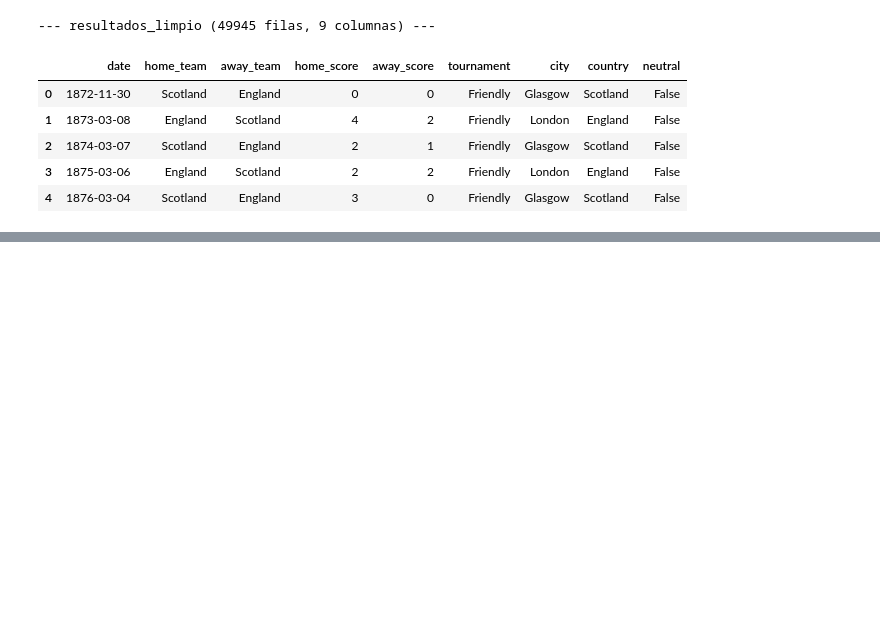
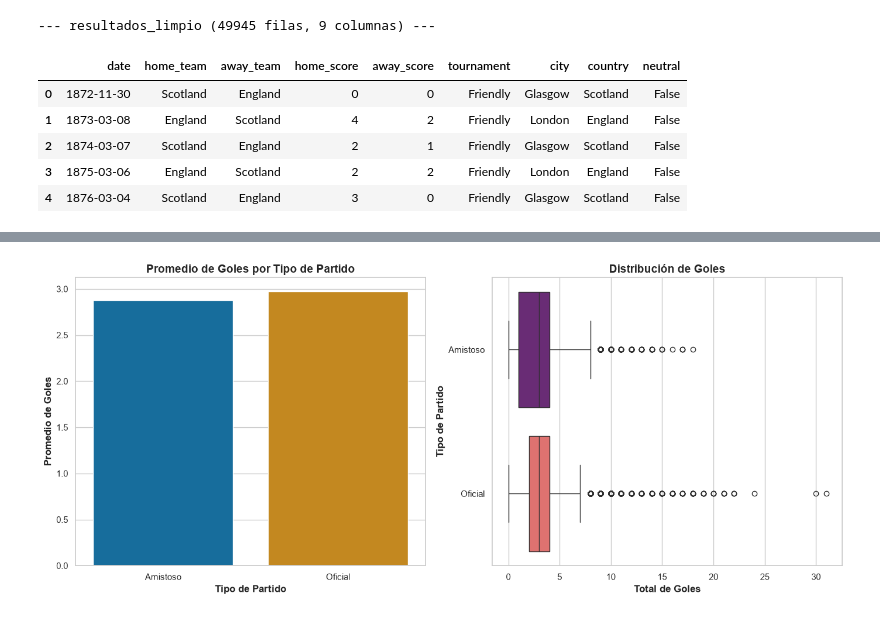
Before and after one commit to fabrimori-rgb/EDA_Fab, a Jupyter notebook: analisis_futbol_limpio.ipynb, the cells around one changed output, grey strips where cells are left out. Cells and saved outputs as stored; diff of their text form; code cells hidden in the pictures; blank space fills up the shorter version.

```diff
--- a/analisis_futbol_limpio.ipynb
+++ b/analisis_futbol_limpio.ipynb
@@ -212,0 +245,57 @@ memory usage: 4.2 MB
+# %%
+# 1. para evitar que matplotlib abra una ventana flotante del grafico en lugar de mostrarlo a pantalla, lo que quiero
+%matplotlib inline
+
+# 2. Configuro estilo visual para presentación
+sns.set_theme(style='whitegrid', palette='bright')
+
+# 3. Creo el lienzo con 2 espacios (axes[0] y axes[1]), para crear dos graficos, uno de barras con los promedios
+# y otro de caja con las distribuciones de goles
+fig, axes = plt.subplots(nrows=1, ncols=2, figsize=(14, 6))
+
+# ==========================================
+# GRÁFICO 1: Promedio de Goles por Tipo de Partido
+# ==========================================
+promedios = (
+    resultados_limpio.groupby("tipo_partido")["total_goles"].mean().reset_index()
+)
+
+sns.barplot(
+    data=promedios,
+    x="tipo_partido",
+    y="total_goles",
+    hue="tipo_partido",
+    ax=axes[0],
+    palette="colorblind",
+    legend=False
+)
+
+axes[0].set_title("Promedio de Goles por Tipo de Partido", fontsize=14, fontweight="bold")
+axes[0].set_xlabel("Tipo de Partido", fontsize=12, fontweight="bold")
+axes[0].set_ylabel("Promedio de Goles", fontsize=12, fontweight="bold")
+
+
+# ==========================================
+# GRÁFICO 2: Boxplot de la distribución de goles (en axes[1])
+# ==========================================
+sns.boxplot(
+    data=resultados_limpio,
+    x="total_goles",
+    y="tipo_partido",
+    hue="tipo_partido", # Requerido por Seaborn moderno para evitar warnings
+    ax=axes[1],
+    palette="magma",
+    legend=False
+)
+
+axes[1].set_title("Distribución de Goles", fontsize=14, fontweight="bold")
+axes[1].set_xlabel("Total de Goles", fontsize=12, fontweight="bold")
+axes[1].set_ylabel("Tipo de Partido", fontsize=12, fontweight="bold")
+
+
+# 4. Ajusto el diseño forzando el renderizado en Jupyter
+plt.tight_layout()
+display(fig)  # Muestra la figura limpia en el notebook
+plt.close(fig) # Cierra la figura en memoria para evitar duplicados
+# %% [output]
+[figure, added]
```
Also changed, not shown: parts of 48 cells of this notebook, 1 other file.
